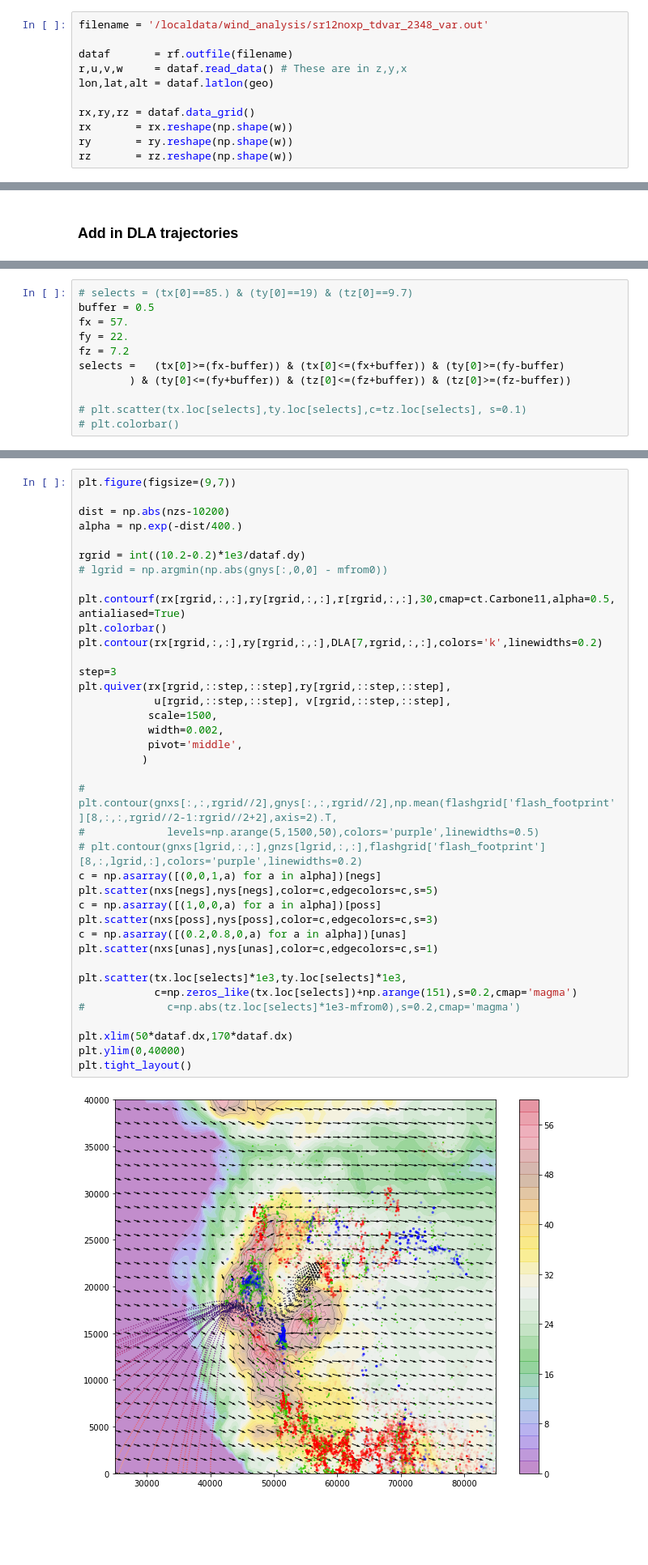
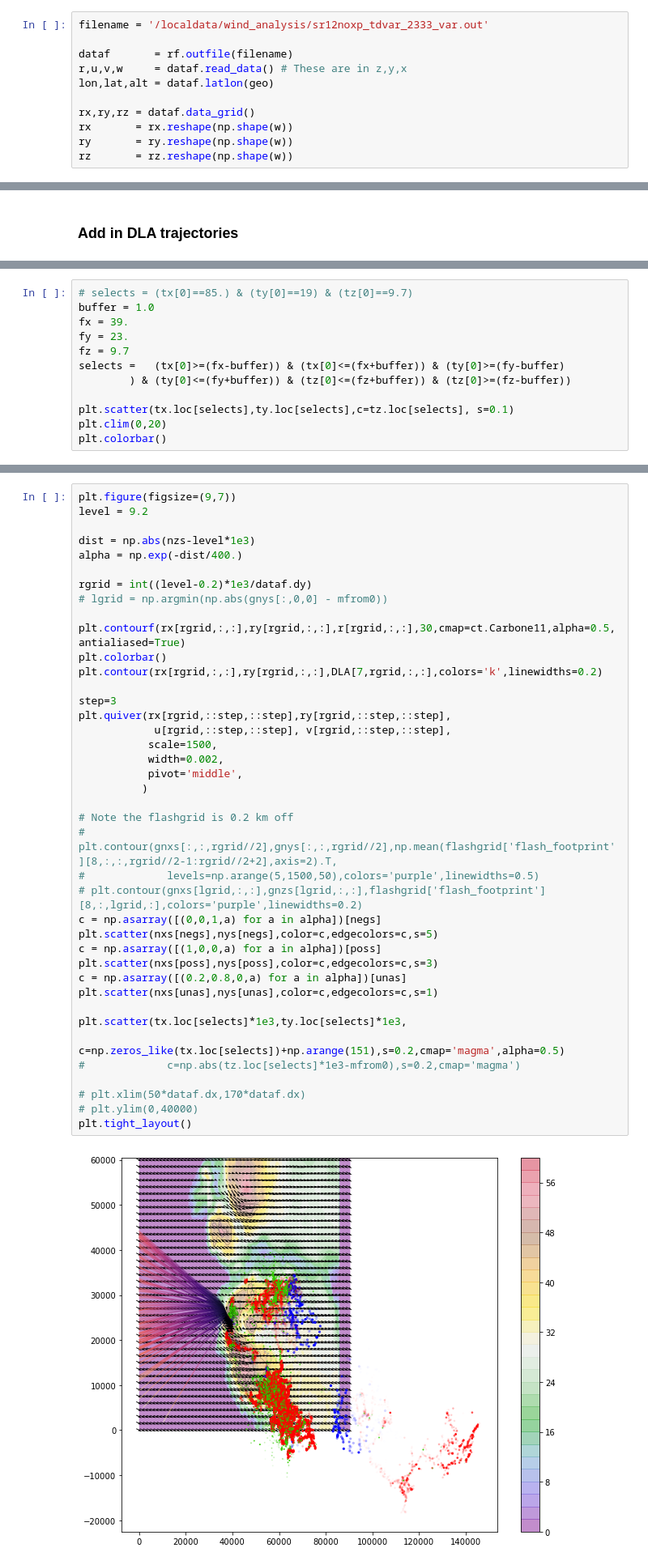
Before and after one commit to vbalderdash/varout_data, a Jupyter notebook: readout.ipynb, the cells around one changed output, grey strips where cells are left out. Shown at 81% size. Saved outputs shown, nothing was run; the diff lists cells and outputs as text; blank space fills up the shorter version.

```diff
--- a/readout.ipynb
+++ b/readout.ipynb
@@ -19,7 +19,7 @@ geo   = GeographicSystem()
 
 #### And pulling out the radar grid points for plotting later
 # %%
-filename = '/localdata/wind_analysis/sr12noxp_tdvar_2348_var.out'
+filename = '/localdata/wind_analysis/sr12noxp_tdvar_2333_var.out'
 
 dataf       = rf.outfile(filename)
 r,u,v,w     = dataf.read_data() # These are in z,y,x
@@ -220,12 +220,13 @@ tz = pd.read_csv('/localdata/DLA/output/gridzt_gto_{0}.txt'.format(dataf.time),
                  header=None,delim_whitespace=True,na_values='-999.0',skiprows=1)
 # %%
 # selects = (tx[0]==85.) & (ty[0]==19) & (tz[0]==9.7)
-buffer = 0.5
-fx = 57.
-fy = 22.
-fz = 7.2
+buffer = 1.0
+fx = 39.
+fy = 23.
+fz = 9.7
 selects =   (tx[0]>=(fx-buffer)) & (tx[0]<=(fx+buffer)) & (ty[0]>=(fy-buffer)
         ) & (ty[0]<=(fy+buffer)) & (tz[0]<=(fz+buffer)) & (tz[0]>=(fz-buffer))
 
-# plt.scatter(tx.loc[selects],ty.loc[selects],c=tz.loc[selects], s=0.1)
-# plt.colorbar()
+plt.scatter(tx.loc[selects],ty.loc[selects],c=tz.loc[selects], s=0.1)
+plt.clim(0,20)
+plt.colorbar()
@@ -273,40 +277,42 @@ plt.tight_layout()
 # %%
 plt.figure(figsize=(9,7))
+level = 9.2
 
-dist = np.abs(nzs-10200)
+dist = np.abs(nzs-level*1e3)
 alpha = np.exp(-dist/400.)
 
-rgrid = int((10.2-0.2)*1e3/dataf.dy)
+rgrid = int((level-0.2)*1e3/dataf.dy)
 # lgrid = np.argmin(np.abs(gnys[:,0,0] - mfrom0))
 
 plt.contourf(rx[rgrid,:,:],ry[rgrid,:,:],r[rgrid,:,:],30,cmap=ct.Carbone11,alpha=0.5,antialiased=True)
 plt.colorbar()
 plt.contour(rx[rgrid,:,:],ry[rgrid,:,:],DLA[7,rgrid,:,:],colors='k',linewidths=0.2)
 
 step=3
 plt.quiver(rx[rgrid,::step,::step],ry[rgrid,::step,::step],
             u[rgrid,::step,::step], v[rgrid,::step,::step],
            scale=1500,
            width=0.002,
            pivot='middle',
           )
 
+# Note the flashgrid is 0.2 km off
 # plt.contour(gnxs[:,:,rgrid//2],gnys[:,:,rgrid//2],np.mean(flashgrid['flash_footprint'][8,:,:,rgrid//2-1:rgrid//2+2],axis=2).T,
 #             levels=np.arange(5,1500,50),colors='purple',linewidths=0.5)
 # plt.contour(gnxs[lgrid,:,:],gnzs[lgrid,:,:],flashgrid['flash_footprint'][8,:,lgrid,:],colors='purple',linewidths=0.2)
 c = np.asarray([(0,0,1,a) for a in alpha])[negs]
 plt.scatter(nxs[negs],nys[negs],color=c,edgecolors=c,s=5)
 c = np.asarray([(1,0,0,a) for a in alpha])[poss]
 plt.scatter(nxs[poss],nys[poss],color=c,edgecolors=c,s=3)
 c = np.asarray([(0.2,0.8,0,a) for a in alpha])[unas]
 plt.scatter(nxs[unas],nys[unas],color=c,edgecolors=c,s=1)
 
 plt.scatter(tx.loc[selects]*1e3,ty.loc[selects]*1e3,
-            c=np.zeros_like(tx.loc[selects])+np.arange(151),s=0.2,cmap='magma')
+            c=np.zeros_like(tx.loc[selects])+np.arange(151),s=0.2,cmap='magma',alpha=0.5)
 #             c=np.abs(tz.loc[selects]*1e3-mfrom0),s=0.2,cmap='magma')
 
-plt.xlim(50*dataf.dx,170*dataf.dx)
-plt.ylim(0,40000)
+# plt.xlim(50*dataf.dx,170*dataf.dx)
+# plt.ylim(0,40000)
 plt.tight_layout()
 # %% [output]
-[figure, old version]
+[figure, new version]
```
Also changed, not shown: parts of 18 cells of this notebook.
